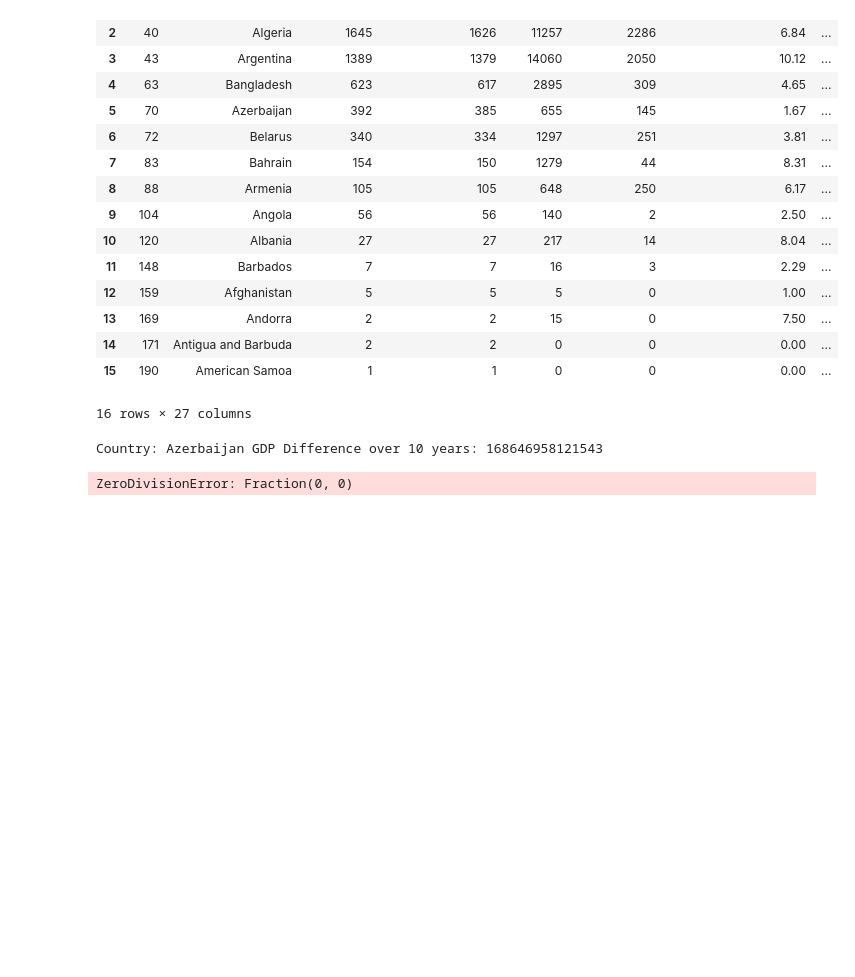
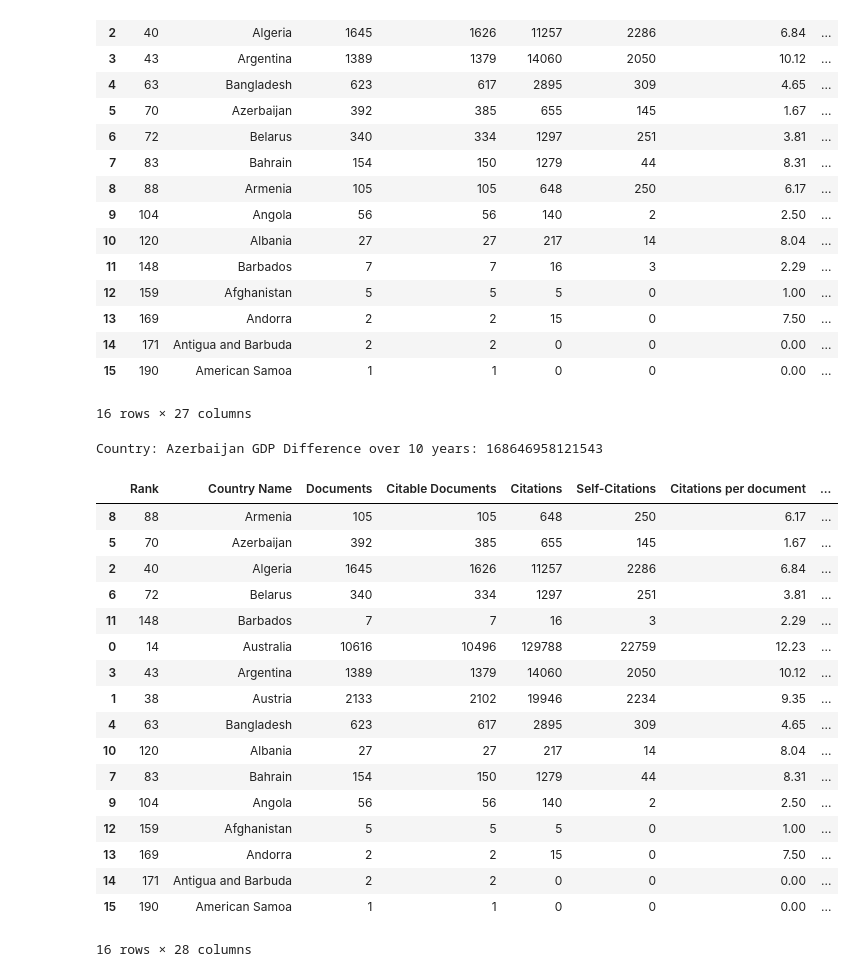
Before and after one commit to RealDogDad/exoplanetary-extrapolation, a Jupyter notebook: assignments/assignment-4b.ipynb, the cells around one changed output. Cells and saved outputs as stored; diff of their text form; code cells hidden in the pictures; blank space fills up the shorter version.

```diff
--- a/assignments/assignment-4b.ipynb
+++ b/assignments/assignment-4b.ipynb
@@ -295,8 +295,29 @@ print("Country: " + name + " GDP Difference over 10 years: " + gdp_difference)
 Country: Azerbaijan GDP Difference over 10 years: 168646958121543
 # %%
 #Q.2.g Create a new column that is the ration of Self-Citations to Total Citations. What is the maximum value for this new column, and what country has the highest ratio?
-zipper = zip(data_final["Self-Citations"], data_final["Citations"])
-data_final["Citation Ratio"] = [str(Fraction(x,y)).replace('/',':') for x, y in zipper]
+#self_citations = data_final["Self-Citations"]
+#total_citations = data_final["Citations"] + self_citations
+#zipper = zip(self_citations, total_citations)
+#data_final["Citation Ratio"] = [str(Fraction(x,y)).replace('/',':') for x, y in zipper]
+data_final["Citation Ratio"] = data_final["Self-Citations"]/data_final["Citations"]
+data_final.sort_values(by="Citation Ratio", ascending=False, inplace=True)
 display(data_final)
 # %% [output]
+|  | Rank | Country Name | Documents | Citable Documents | Citations | Self-Citations | Citations per document | ... |
+| 8 | 88 | Armenia | 105 | 105 | 648 | 250 | 6.17 | ... |
+| 5 | 70 | Azerbaijan | 392 | 385 | 655 | 145 | 1.67 | ... |
+| 2 | 40 | Algeria | 1645 | 1626 | 11257 | 2286 | 6.84 | ... |
+| 6 | 72 | Belarus | 340 | 334 | 1297 | 251 | 3.81 | ... |
+| 11 | 148 | Barbados | 7 | 7 | 16 | 3 | 2.29 | ... |
+| 0 | 14 | Australia | 10616 | 10496 | 129788 | 22759 | 12.23 | ... |
+| 3 | 43 | Argentina | 1389 | 1379 | 14060 | 2050 | 10.12 | ... |
+| 1 | 38 | Austria | 2133 | 2102 | 19946 | 2234 | 9.35 | ... |
+| 4 | 63 | Bangladesh | 623 | 617 | 2895 | 309 | 4.65 | ... |
+| 10 | 120 | Albania | 27 | 27 | 217 | 14 | 8.04 | ... |
+| 7 | 83 | Bahrain | 154 | 150 | 1279 | 44 | 8.31 | ... |
+| 9 | 104 | Angola | 56 | 56 | 140 | 2 | 2.50 | ... |
+| 12 | 159 | Afghanistan | 5 | 5 | 5 | 0 | 1.00 | ... |
+| 13 | 169 | Andorra | 2 | 2 | 15 | 0 | 7.50 | ... |
+| 14 | 171 | Antigua and Barbuda | 2 | 2 | 0 | 0 | 0.00 | ... |
+| 15 | 190 | American Samoa | 1 | 1 | 0 | 0 | 0.00 | ... |
-ZeroDivisionError: Fraction(0, 0)
+16 rows × 28 columns
```
